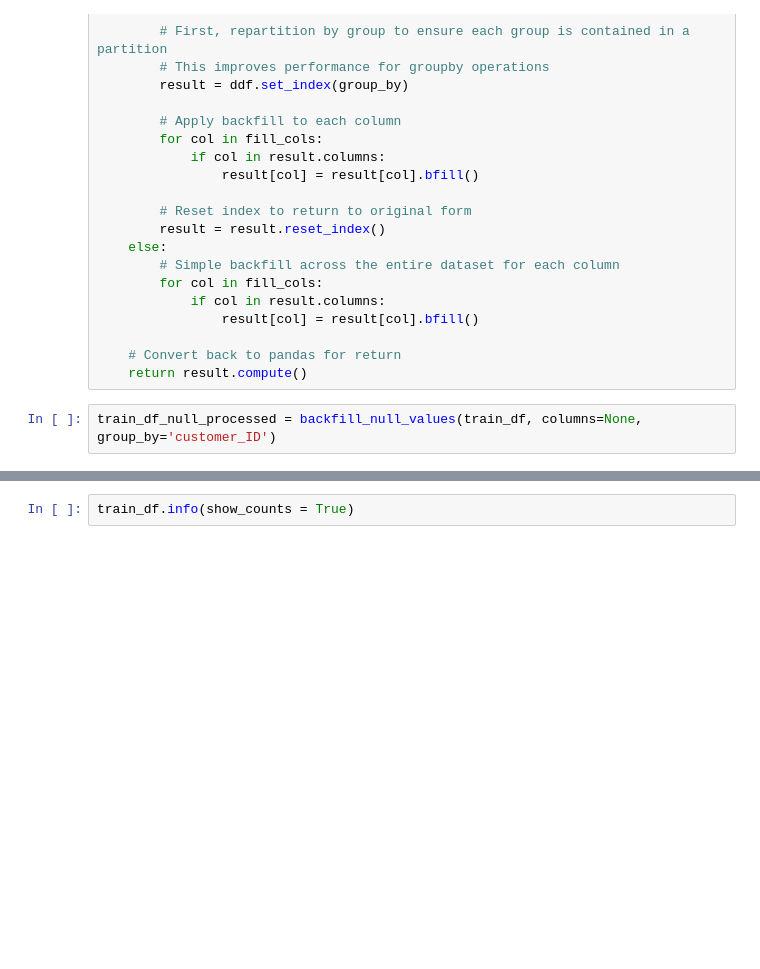
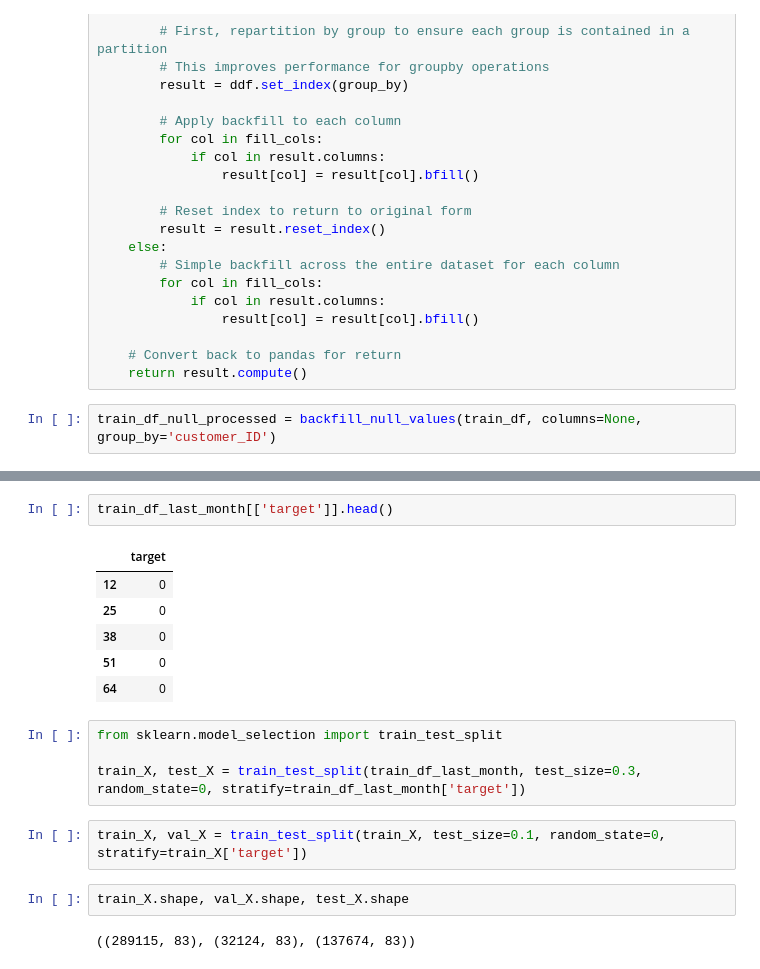
Before and after one commit to Vaseekaran-V/FYP_MSc, a Jupyter notebook: src/preprocessing/initial_preprocessing.ipynb, the cells around one changed output, grey strips where cells are left out. Drawn from its saved outputs; the diff is of its cells as text; blank space fills up the shorter version.

```diff
--- a/src/preprocessing/initial_preprocessing.ipynb
+++ b/src/preprocessing/initial_preprocessing.ipynb
@@ -152,2 +189,19 @@ train_df_last_month.head()
-# %%
-train_df.info(show_counts = True)
+# %%
+train_df_last_month[['target']].head()
+# %% [output]
+|  | target |
+| 12 | 0 |
+| 25 | 0 |
+| 38 | 0 |
+| 51 | 0 |
+| 64 | 0 |
+# %%
+from sklearn.model_selection import train_test_split
+
+train_X, test_X = train_test_split(train_df_last_month, test_size=0.3, random_state=0, stratify=train_df_last_month['target'])
+# %%
+train_X, val_X = train_test_split(train_X, test_size=0.1, random_state=0, stratify=train_X['target'])
+# %%
+train_X.shape, val_X.shape, test_X.shape
+# %% [output]
+((289115, 83), (32124, 83), (137674, 83))
```
Also changed, not shown: parts of 16 cells of this notebook, 1 other file.
